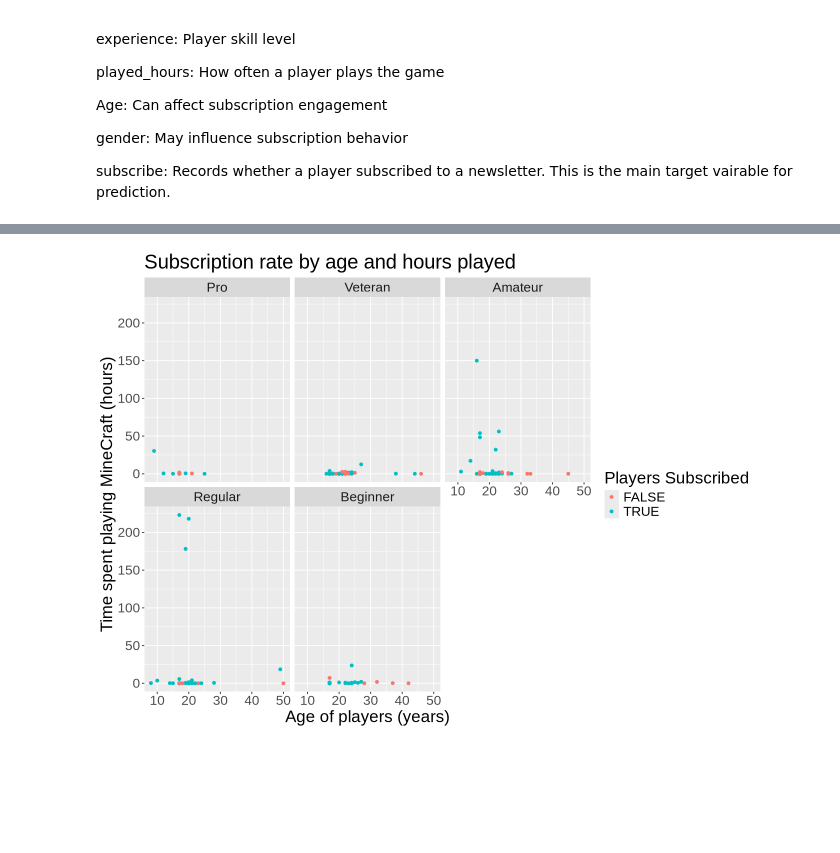
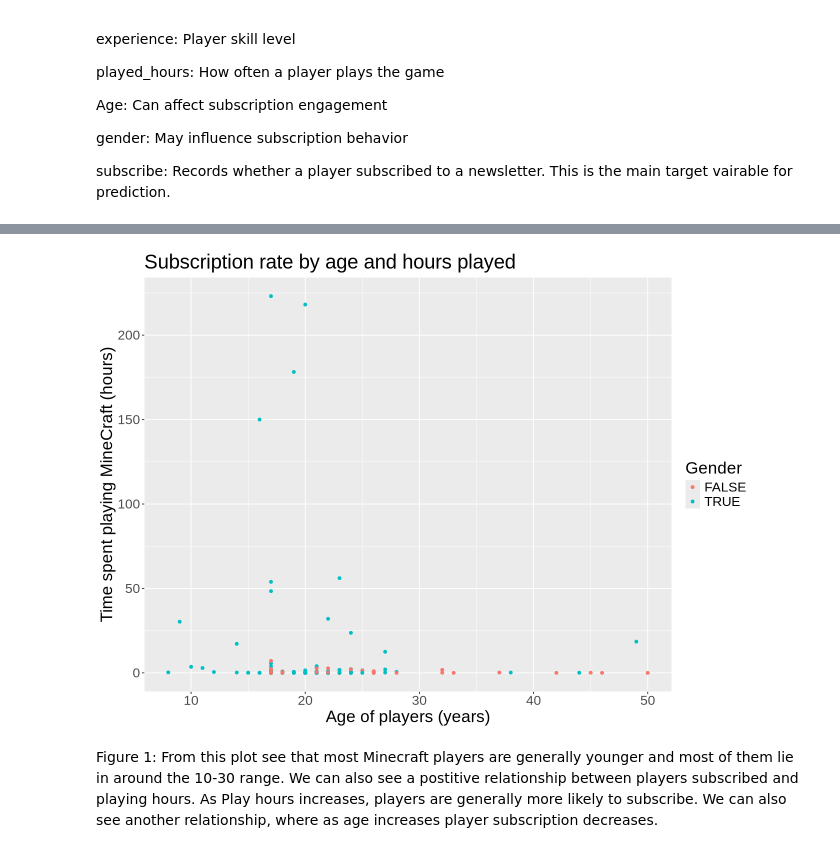
Before and after one commit to KatieHoang-oss/dsci-100-project, a Jupyter notebook: final_project.ipynb, the cells around one changed output, grey strips where cells are left out. Cells and saved outputs as stored; diff of their text form; code cells hidden in the pictures; blank space fills up the shorter version.

```diff
--- a/final_project.ipynb
+++ b/final_project.ipynb
@@ -100,0 +107,5 @@ A tibble: 194 × 4
+# %%
+players_scaled <- players_clean|>
+mutate(scaled_age = scale(Age, center = TRUE),
+       scaled_hours = scale(played_hours, center = TRUE))
+players_scaled
@@ -101,14 +132,15 @@ A tibble: 194 × 4
 # %%
 options(repr.plot.height = 8, repr.plot.width = 11)
 
-players_plot <- players_clean |>
+players_plot <- players_scaled |>
 ggplot(aes(x = Age, y = played_hours, color = subscribe)) +
 geom_point()+
-facet_wrap(vars(experience))+
-labs(x = "Age of players (years)", y = "Time spent playing MineCraft (hours)", color = "Players Subscribed")+
+labs(x = "Age of players (years)", y = "Time spent playing MineCraft (hours)", color = "Gender")+
 ggtitle("Subscription rate by age and hours played")+
 theme (text =element_text (size = 20))
 
 players_plot
 # %% [output]
-[figure, old version]
+[figure, new version]
+# %% [markdown]
+Figure 1: From this plot see that most Minecraft players are generally younger and most of them lie in around the 10-30 range. We can also see a postitive relationship between players subscribed and playing hours. As Play hours increases, players are generally more likely to subscribe. We can also see another relationship, where as age increases player subscription decreases.
```
Also changed, not shown: parts of 17 cells of this notebook.
